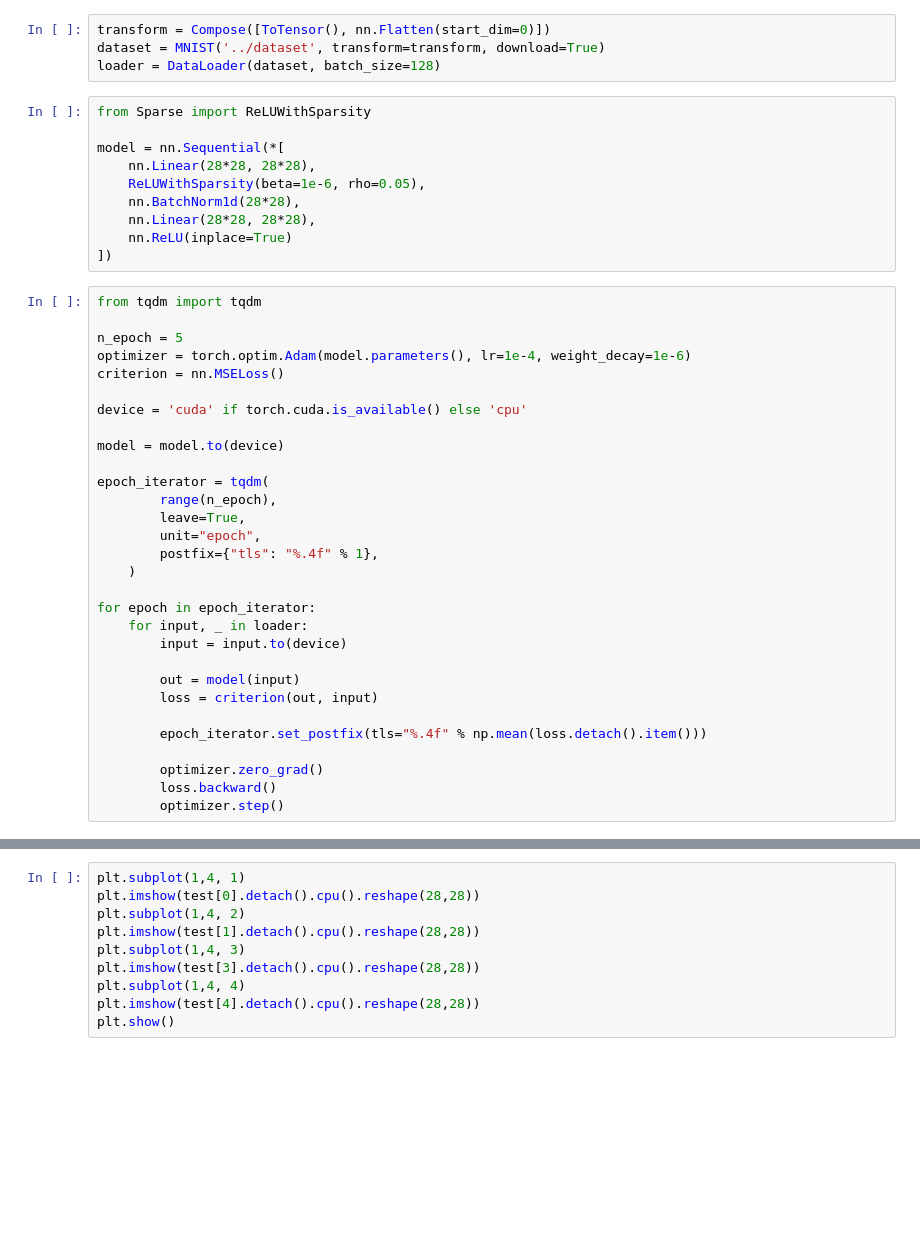
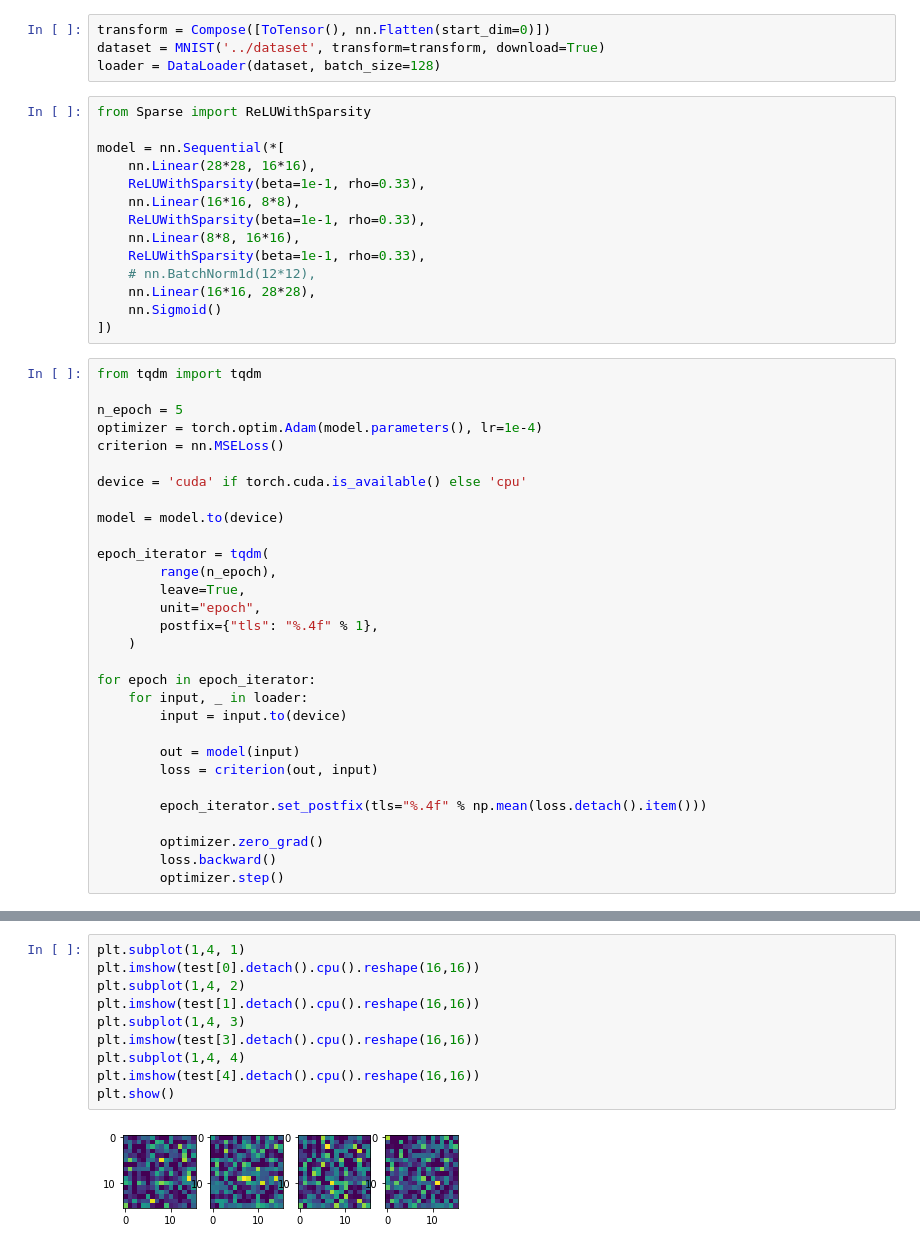
Before and after one commit to SolidusAbi/Sparse, a Jupyter notebook: notebooks/sparse_ae.ipynb, the cells around one changed output, grey strips where cells are left out. Cells and saved outputs as stored; diff of their text form; blank space fills up the shorter version.

```diff
--- a/notebooks/sparse_ae.ipynb
+++ b/notebooks/sparse_ae.ipynb
@@ -19,17 +19,21 @@ loader = DataLoader(dataset, batch_size=128)
 from Sparse import ReLUWithSparsity
 
 model = nn.Sequential(*[
-    nn.Linear(28*28, 28*28),
-    ReLUWithSparsity(beta=1e-6, rho=0.05),
-    nn.BatchNorm1d(28*28),
-    nn.Linear(28*28, 28*28),
-    nn.ReLU(inplace=True)
+    nn.Linear(28*28, 16*16),
+    ReLUWithSparsity(beta=1e-1, rho=0.33),
+    nn.Linear(16*16, 8*8),
+    ReLUWithSparsity(beta=1e-1, rho=0.33),
+    nn.Linear(8*8, 16*16),
+    ReLUWithSparsity(beta=1e-1, rho=0.33),
+    # nn.BatchNorm1d(12*12),
+    nn.Linear(16*16, 28*28),
+    nn.Sigmoid()
 ])
 # %%
 from tqdm import tqdm
 
 n_epoch = 5
-optimizer = torch.optim.Adam(model.parameters(), lr=1e-4, weight_decay=1e-6)
+optimizer = torch.optim.Adam(model.parameters(), lr=1e-4)
 criterion = nn.MSELoss()
 
 device = 'cuda' if torch.cuda.is_available() else 'cpu'
@@ -73,10 +82,12 @@ test = model[:2](input)
 # %%
 plt.subplot(1,4, 1)
-plt.imshow(test[0].detach().cpu().reshape(28,28))
+plt.imshow(test[0].detach().cpu().reshape(16,16))
 plt.subplot(1,4, 2)
-plt.imshow(test[1].detach().cpu().reshape(28,28))
+plt.imshow(test[1].detach().cpu().reshape(16,16))
 plt.subplot(1,4, 3)
-plt.imshow(test[3].detach().cpu().reshape(28,28))
+plt.imshow(test[3].detach().cpu().reshape(16,16))
 plt.subplot(1,4, 4)
-plt.imshow(test[4].detach().cpu().reshape(28,28))
+plt.imshow(test[4].detach().cpu().reshape(16,16))
 plt.show()
+# %% [output]
+[figure, added]
```
Also changed, not shown: parts of 5 cells of this notebook, 11 other files.
